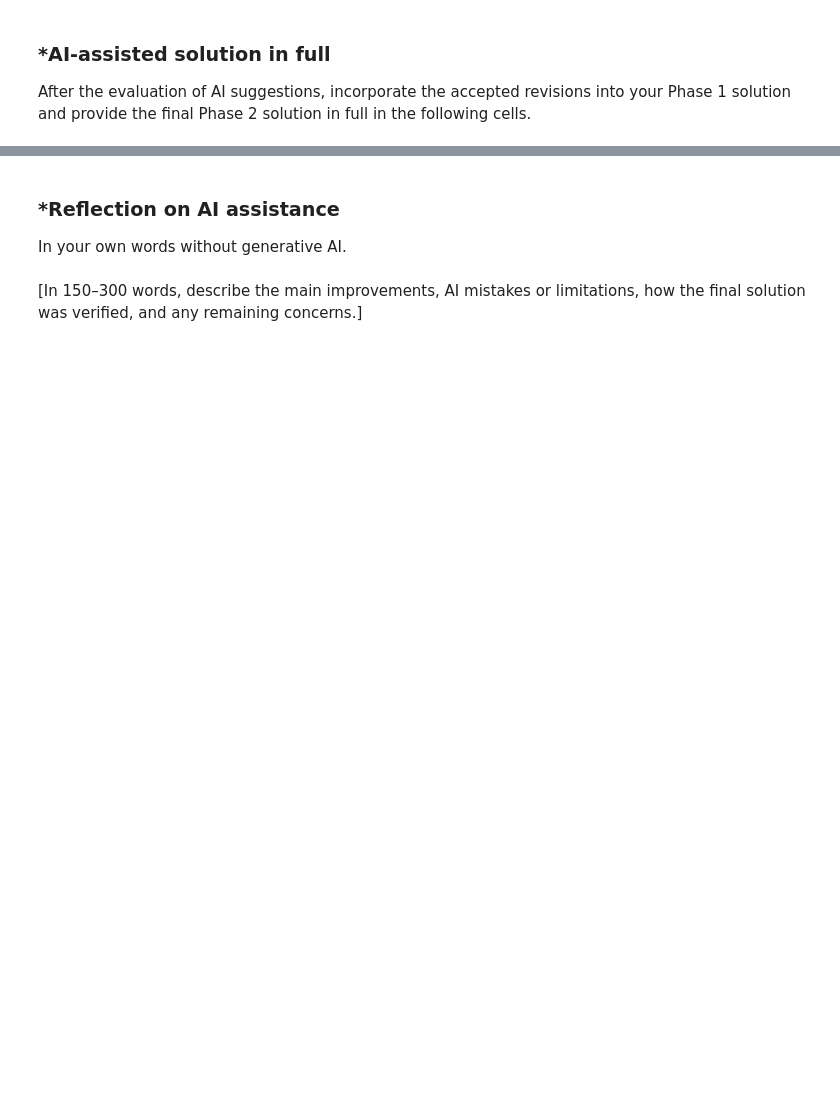
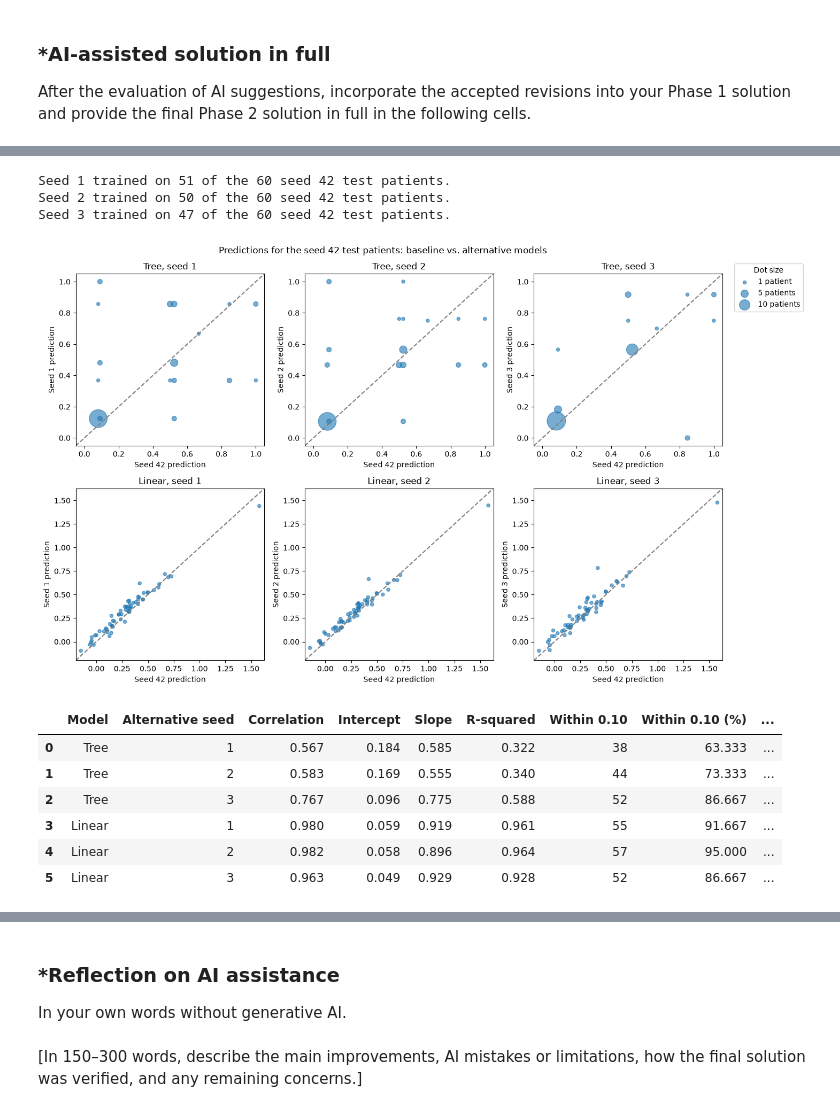
Before and after one commit to tqd3pz/L03-tree-stability, a Jupyter notebook: notebook.ipynb, the cells around one changed output, grey strips where cells are left out. Drawn from its saved outputs; the diff is of its cells as text; code cells hidden in the pictures; blank space fills up the shorter version.

```diff
--- a/notebook.ipynb
+++ b/notebook.ipynb
@@ -329,0 +585,70 @@ After the evaluation of AI suggestions, incorporate the accepted revisions into
+# %%
+# Q4 (Phase 2)
+
+# Change 4: most seed 42 test patients were training data for the alternative splits.
+for seed in alternative_seeds:
+    print(f"Seed {seed} trained on {train_overlap[seed]} of the {len(X_q2_test)} seed 42 test patients.")
+
+def compare_predictions(scores, model_name, axes):
+    baseline = scores[baseline_seed]
+    baseline_column = scores[[baseline_seed]]
+    low = scores.min().min() - 0.05
+    high = scores.max().max() + 0.05
+    rows = []
+
+    for ax, seed in zip(axes, alternative_seeds):
+        alternative = scores[seed]
+
+        # Change 9: size each dot by how many patients share that pair of scores.
+        pairs = pd.DataFrame({"x": baseline.round(3), "y": alternative.round(3)})
+        counts = pairs.value_counts().reset_index(name="patients")
+        ax.scatter(counts["x"], counts["y"], s=20 * counts["patients"], alpha=0.6)
+        ax.plot([low, high], [low, high], "--", color="gray")
+        ax.set_xlim(low, high)
+        ax.set_ylim(low, high)
+        ax.set_xlabel("Seed 42 prediction")
+        ax.set_ylabel(f"Seed {seed} prediction")
+        ax.set_title(f"{model_name}, seed {seed}")
+
+        comparison = LinearRegression()
+        comparison.fit(baseline_column, alternative)
+
+        within = (alternative - baseline).abs() <= 0.10
+        rows.append({
+            "Model": model_name,
+            "Alternative seed": seed,
+            "Correlation": baseline.corr(alternative),
+            "Intercept": comparison.intercept_,
+            "Slope": comparison.coef_[0],
+            "R-squared": comparison.score(baseline_column, alternative),
+            "Within 0.10": within.sum(),
+            "Within 0.10 (%)": 100 * within.mean(),
+            "Largest change": (alternative - baseline).abs().max()
+        })
+
+    return rows
+
+fig, axes = plt.subplots(2, 3, figsize=(13, 8.5))
+tree_results = compare_predictions(tree_scores, "Tree", axes[0])
+linear_results = compare_predictions(linear_scores, "Linear", axes[1])
+
+for n in [1, 5, 10]:
+    axes[0, 0].scatter([], [], s=20 * n, color="C0", alpha=0.6, label=f"{n} patient{'s' if n > 1 else ''}")
+fig.legend(title="Dot size", loc="upper left", bbox_to_anchor=(1.0, 0.95))
+fig.suptitle("Predictions for the seed 42 test patients: baseline vs. alternative models")
+fig.tight_layout()
+plt.show()
+
+display(pd.DataFrame(tree_results + linear_results).round(3))
+# %% [output]
+Seed 1 trained on 51 of the 60 seed 42 test patients.
+Seed 2 trained on 50 of the 60 seed 42 test patients.
+Seed 3 trained on 47 of the 60 seed 42 test patients.
+[figure, added]
+|  | Model | Alternative seed | Correlation | Intercept | Slope | R-squared | Within 0.10 | Within 0.10 (%) | ... |
+| 0 | Tree | 1 | 0.567 | 0.184 | 0.585 | 0.322 | 38 | 63.333 | ... |
+| 1 | Tree | 2 | 0.583 | 0.169 | 0.555 | 0.340 | 44 | 73.333 | ... |
+| 2 | Tree | 3 | 0.767 | 0.096 | 0.775 | 0.588 | 52 | 86.667 | ... |
+| 3 | Linear | 1 | 0.980 | 0.059 | 0.919 | 0.961 | 55 | 91.667 | ... |
+| 4 | Linear | 2 | 0.982 | 0.058 | 0.896 | 0.964 | 57 | 95.000 | ... |
+| 5 | Linear | 3 | 0.963 | 0.049 | 0.929 | 0.928 | 52 | 86.667 | ... |
```
Also changed, not shown: parts of 19 cells of this notebook.
